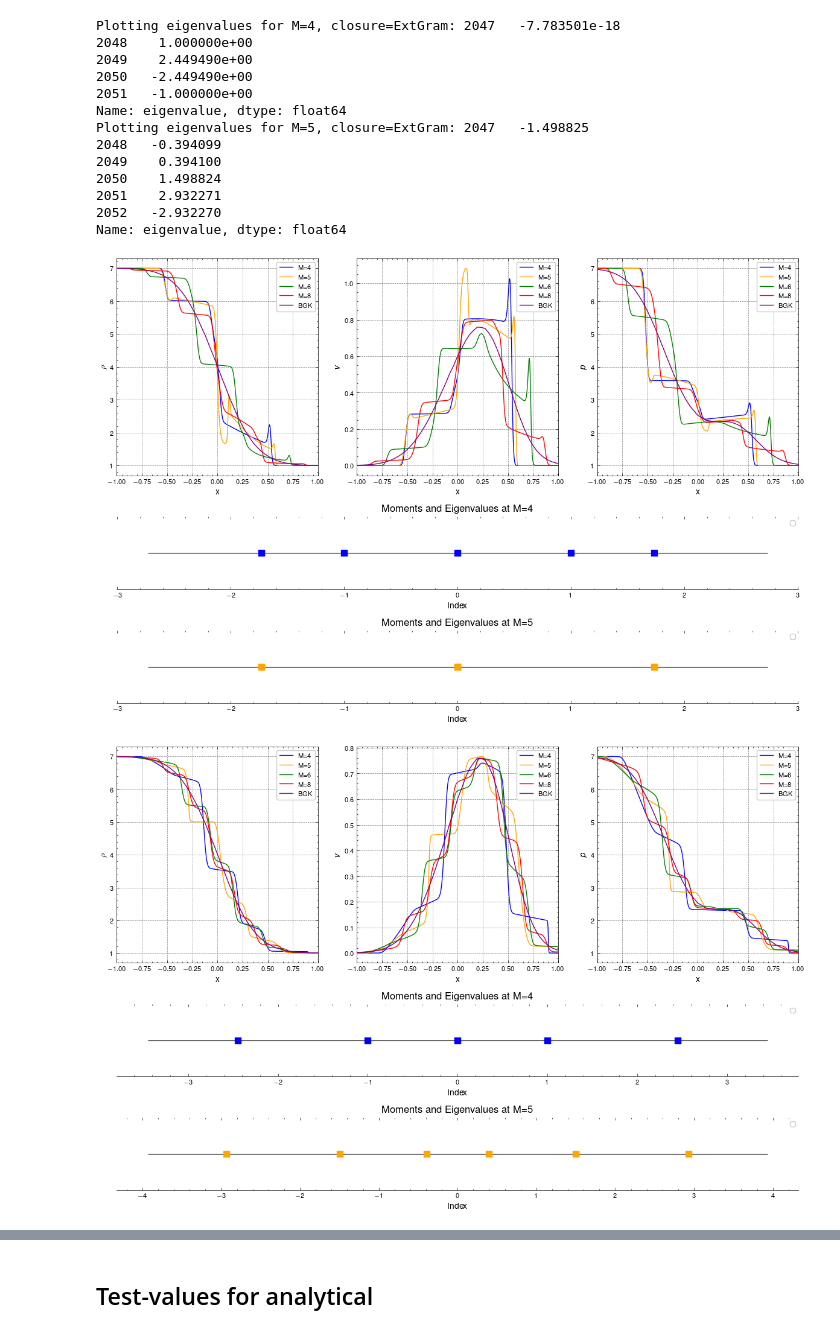
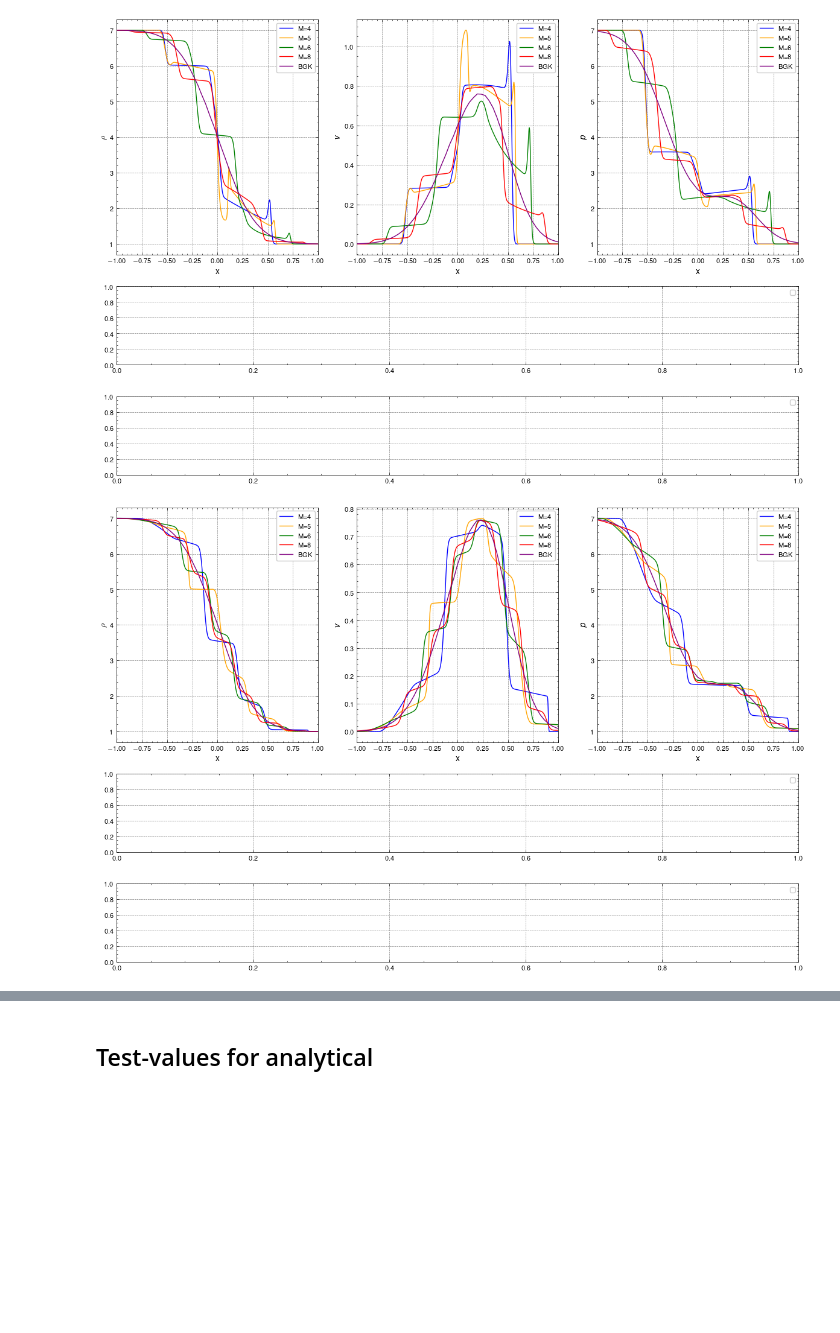
Before and after one commit to JanHab/ExtGram.jl, a Jupyter notebook: notebooks/AnalyzeEigenvalues.ipynb, the cells around one changed output, grey strips where cells are left out. Drawn from its saved outputs; the diff is of its cells as text; code cells hidden in the pictures; blank space fills up the shorter version.

```diff
--- a/notebooks/AnalyzeEigenvalues.ipynb
+++ b/notebooks/AnalyzeEigenvalues.ipynb
@@ -148,38 +83,38 @@ for closure in closure_vec:
         ax_v.plot(x, v, color=colors[i], label=f'M={M}')
         ax_p.plot(x, p, color=colors[i], label=f'M={M}')
 
-        file = f"../out/Riemann1D/Moments/gram_solution_M{M}_closure{closure}_Kn{Kn}_source{source}_T_end{T_end}_rho_L{rho_L}_rho_R{rho_R}_v_L{v_L}_v_R{v_R}_theta_L{theta_L}_theta_R{theta_R}_base_tree_level{base_tree_level}_polydeg{polydeg}_eigenvalues.csv"
-        df = pd.read_csv(file)
-        x_dest = 0.0
-        x_idx = (np.abs(df['x_vector'] - x_dest)).argmin()
-        eigenvalues_at_x = df['eigenvalue'][x_idx:x_idx+M+1]
+        # file = f"../out/Riemann1D/Moments/gram_solution_M{M}_closure{closure}_Kn{Kn}_source{source}_T_end{T_end}_rho_L{rho_L}_rho_R{rho_R}_v_L{v_L}_v_R{v_R}_theta_L{theta_L}_theta_R{theta_R}_base_tree_level{base_tree_level}_polydeg{polydeg}_eigenvalues.csv"
+        # df = pd.read_csv(file)
+        # x_dest = 0.0
+        # x_idx = (np.abs(df['x_vector'] - x_dest)).argmin()
+        # eigenvalues_at_x = df['eigenvalue'][x_idx:x_idx+M+1]
 
-        if M == 4:
-            ax = ax_eig_even
-        elif M==5:
-            ax = ax_eig_odd
-        else:
-            continue
-        print(f"Plotting eigenvalues for M={M}, closure={closure}: {eigenvalues_at_x}")
-        ax.hlines(
-            0, xmin=min(eigenvalues_at_x)-1, xmax=max(eigenvalues_at_x)+1,
-            colors='black', linewidth=0.8, zorder=1
-        )
-        ax.scatter(
-            eigenvalues_at_x, np.zeros_like(eigenvalues_at_x),
-            marker='s', s=60, color=colors[i], zorder=2
-        )
-        ax.get_yaxis().set_visible(False)
-        for spine in ['left', 'right', 'top']:
-            ax.spines[spine].set_visible(False)
-        ax.grid()
-        ax.get_yaxis().set_visible(False) # Hides ticks and label
-        ax.spines['left'].set_visible(False) # Hides the left vertical line
-        ax.spines['right'].set_visible(False)
-        ax.spines['top'].set_visible(False)
-        ax.set_xlabel('Index')
-        ax.set_ylabel('Value')
-        ax.set_title(f'Moments and Eigenvalues at M={M}')
+        # if M == 4:
+        #     ax = ax_eig_even
+        # elif M==5:
+        #     ax = ax_eig_odd
+        # else:
+        #     continue
+        # print(f"Plotting eigenvalues for M={M}, closure={closure}: {eigenvalues_at_x}")
+        # ax.hlines(
+        #     0, xmin=min(eigenvalues_at_x)-1, xmax=max(eigenvalues_at_x)+1,
+        #     colors='black', linewidth=0.8, zorder=1
+        # )
+        # ax.scatter(
+        #     eigenvalues_at_x, np.zeros_like(eigenvalues_at_x),
+        #     marker='s', s=60, color=colors[i], zorder=2
+        # )
+        # ax.get_yaxis().set_visible(False)
+        # for spine in ['left', 'right', 'top']:
+        #     ax.spines[spine].set_visible(False)
+        # ax.grid()
+        # ax.get_yaxis().set_visible(False) # Hides ticks and label
+        # ax.spines['left'].set_visible(False) # Hides the left vertical line
+        # ax.spines['right'].set_visible(False)
+        # ax.spines['top'].set_visible(False)
+        # ax.set_xlabel('Index')
+        # ax.set_ylabel('Value')
+        # ax.set_title(f'Moments and Eigenvalues at M={M}')
 
     # BGK
     data_bgk = pd.read_csv(f'../out/Riemann1D/BGK/bgk_solution_N{N}_c_l{c_L}_c_u{c_R}_Kn{Kn}_source{source}_T_end{T_end}_rho_L{rho_L}_rho_R{rho_R}_v_L{v_L}_v_R{v_R}_theta_L{theta_L}_theta_R{theta_R}_base_tree_level{base_tree_level_bgk}_polydeg{polydeg}_x_left{x_left_BGK}_x_right{x_right_BGK}_rho_v_p.csv')
@@ -224,18 +146,5 @@ Name: eigenvalue, dtype: float64
-Plotting eigenvalues for M=4, closure=ExtGram: 2047   -7.783501e-18
-2048    1.000000e+00
-2049    2.449490e+00
-2050   -2.449490e+00
-2051   -1.000000e+00
-Name: eigenvalue, dtype: float64
-Plotting eigenvalues for M=5, closure=ExtGram: 2047   -1.498825
-2048   -0.394099
-2049    0.394100
-2050    1.498824
-2051    2.932271
-2052   -2.932270
-Name: eigenvalue, dtype: float64
-[figure, old version]
+[figure, new version]
-[figure, old version]
+[figure, new version]
 # %%
 for closure in closure_vec:
     fig = plt.figure(figsize=(12, 8))
```
Also changed, not shown: parts of 28 cells of this notebook.
